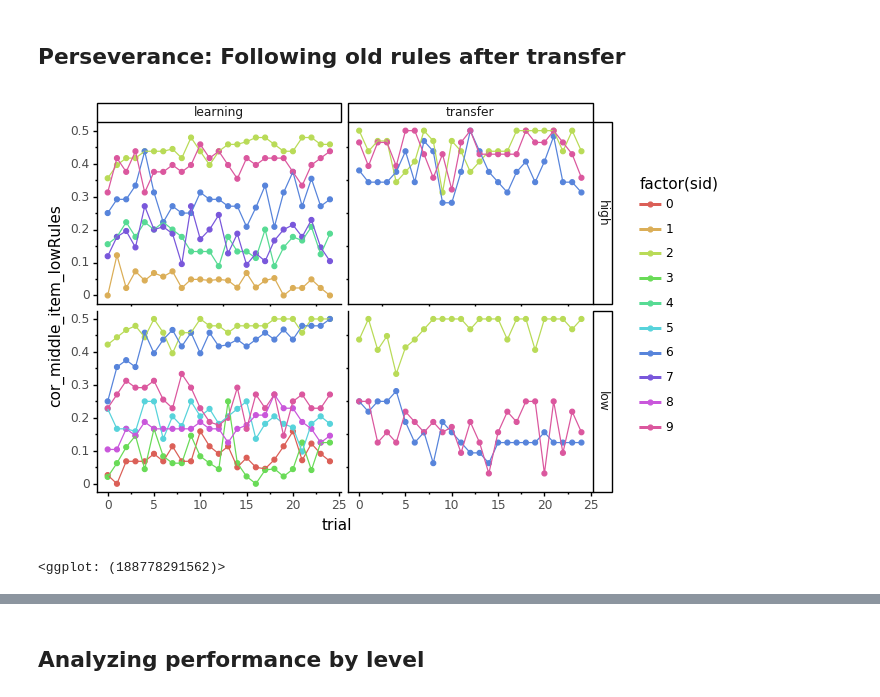
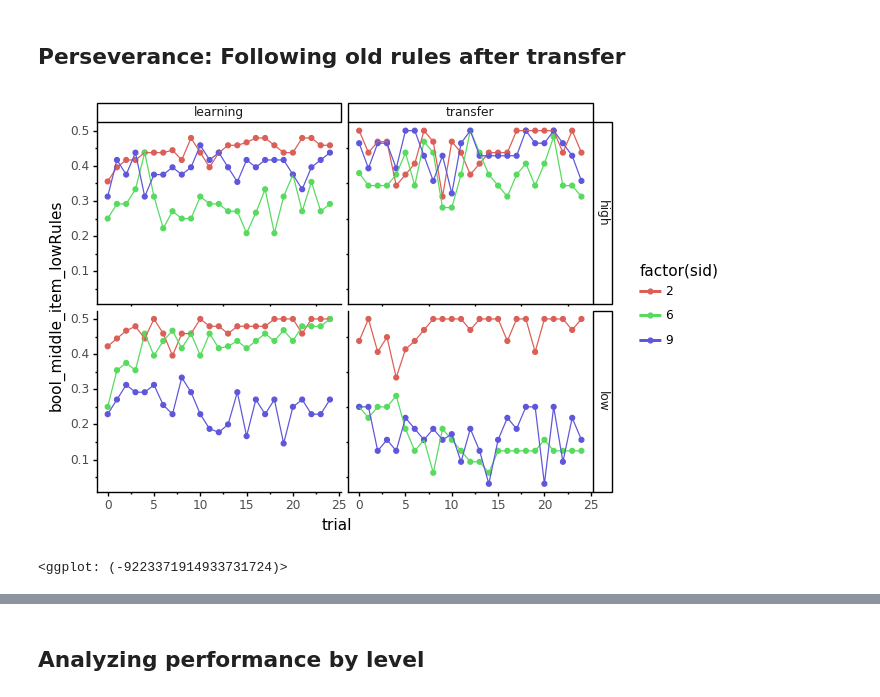
Before and after one commit to MariaEckstein/CHaRLy, a Jupyter notebook: CHaRLy_AmyData2.ipynb, the cells around one changed output, grey strips where cells are left out. Drawn from its saved outputs; the diff is of its cells as text; code cells hidden in the pictures.

```diff
--- a/CHaRLy_AmyData2.ipynb
+++ b/CHaRLy_AmyData2.ipynb
@@ -167,6 +167,7 @@ rule_data = all_rules[rule_cols_sub]
 # Replace hypothetical, never-used transfer rules with the actual experimental rule during that phase
 rule_data.loc[rule_data.phase == 'low', 'highTransferRules'] = rule_data.loc[rule_data.phase == 'low', 'highRules']
 rule_data.loc[rule_data.phase == 'high', 'lowTransferRules'] = rule_data.loc[rule_data.phase == 'high', 'lowRules']
+rule_data['goal_id'] = rule_data['goal_id'].astype(int)
 rule_data
 # %% [output]
 A value is trying to be set on a copy of a slice from a DataFrame.
@@ -359,10 +378,17 @@ all_data.loc[:30, interesting_cols]
 # %% [markdown]
 ## Points won over time
 # %%
-g = (gg.ggplot(all_data, gg.aes('trial_', 'points', color='factor(sid)'))
-     + gg.geom_point(size=0.1)
-     + gg.facet_grid('phase ~ trial_type')
-    )
-g.save(os.path.join(plot_dir, '0_PointsOverTrials.png'))
-print(g)
+def plot_PointsOverTrials(dat, suf=''):
+
+    g = (gg.ggplot(dat, gg.aes('trial_', 'points', color='factor(sid)'))
+         + gg.geom_point(size=0.1)
+         + gg.facet_grid('phase ~ trial_type')
+        )
+    g.save(os.path.join(plot_dir, '0_PointsOverTrials{}.png'.format(suf)))
+
+    return g
+
+# Use
+plot_PointsOverTrials(all_data, '_all')
+plot_PointsOverTrials(all_data.loc[np.invert(all_data['chance_performer'])])
 # %% [output]
@@ -482,18 +517,26 @@ print(g)
 # %%
 # How often do participants apply the low rules of the learning phase?
 # -> Perseveration if they do it during low transfer (low rules don't work any more)!
 # -> Confusion if they stop doing it during high transfer (low rules still work)!
 
-g = (gg.ggplot(all_data, gg.aes('trial', 'cor_middle_item_lowRules', color='factor(sid)'))
-     + gg.stat_summary(fun_y=np.mean, geom='point')
-     + gg.stat_summary(fun_y=np.mean, geom='line')
-     + gg.facet_grid('phase ~ trial_type')
-    )
-g.save(os.path.join(plot_dir, '5_PerseveranceLowRules.png'))
-print(g)
+def plot_PerseveraceLowRules(dat, suf=''):
+
+    g = (gg.ggplot(dat, gg.aes('trial', 'bool_middle_item_lowRules', color='factor(sid)'))
+         + gg.stat_summary(fun_y=np.mean, geom='point')
+         + gg.stat_summary(fun_y=np.mean, geom='line')
+         + gg.facet_grid('phase ~ trial_type')
+        )
+    g.save(os.path.join(plot_dir, '5_PerseveranceLowRules{}.png'.format(suf)))
+
+    return g
+
+# Use
+pers_all = plot_PerseveraceLowRules(all_data, '_all')
+pers = plot_PerseveraceLowRules(all_data.loc[np.invert(all_data['chance_performer'])])
+pers
 # %% [output]
-[figure, old version]
+[figure, new version]
-<ggplot: (188778291562)>
+<ggplot: (-9223371914933731724)>
 # %%
 # How often do participants apply the high rules of the learning phase?
 # -> Perseveration if they do it during high transfer (high rules don't work any more)!
```
Also changed, not shown: parts of 25 cells of this notebook.
